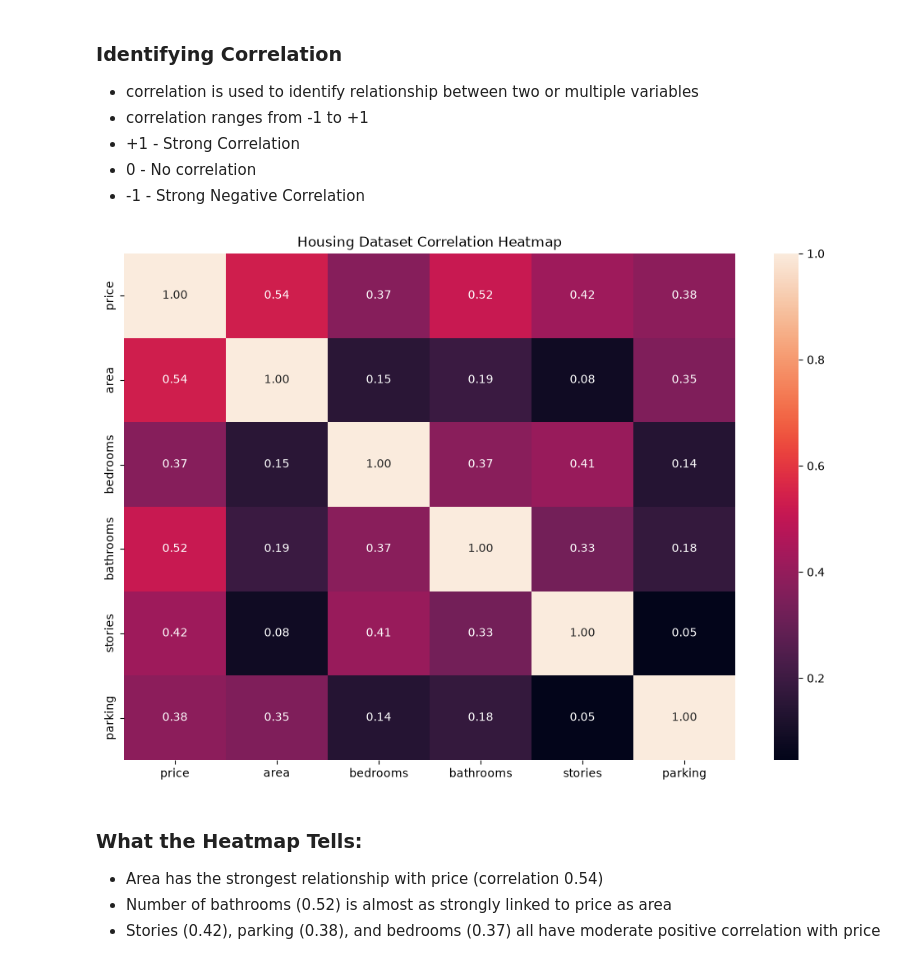
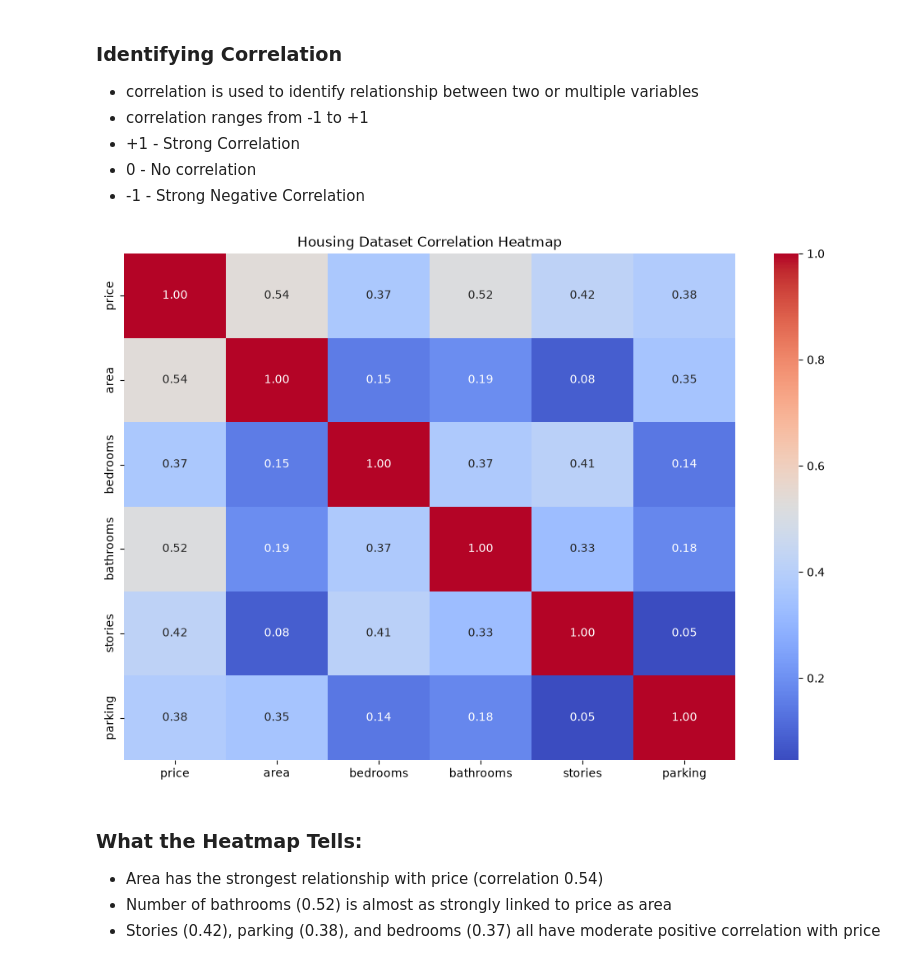
Before and after one commit to dinakaranthiru/AI-Engineer-12-Weeks, a Jupyter notebook: Week3_Task/EDA_Task_3.ipynb, the cells around one changed output. Drawn from its saved outputs; the diff is of its cells as text; code cells hidden in the pictures.

```diff
--- a/Week3_Task/EDA_Task_3.ipynb
+++ b/Week3_Task/EDA_Task_3.ipynb
@@ -100,17 +100,17 @@ Duplicate Row: 0
 # %%
 correlation = df.select_dtypes(include='number').corr()
 plt.figure(figsize=(12,8))
 sns.heatmap(
     correlation,
     annot=True,    #it will show the value inside the correlation map
-    # cmap='coolwarm',
+    cmap='coolwarm',
 
     fmt='.2f'   #used for formatting values
 )
 plt.title('Housing Dataset Correlation Heatmap')
 plt.show()
 # %% [output]
-[figure, old version]
+[figure, new version]
 # %% [markdown]
 ### What the Heatmap Tells:
 * Area has the strongest relationship with price (correlation 0.54)
```
Also changed, not shown: parts of 9 cells of this notebook.
